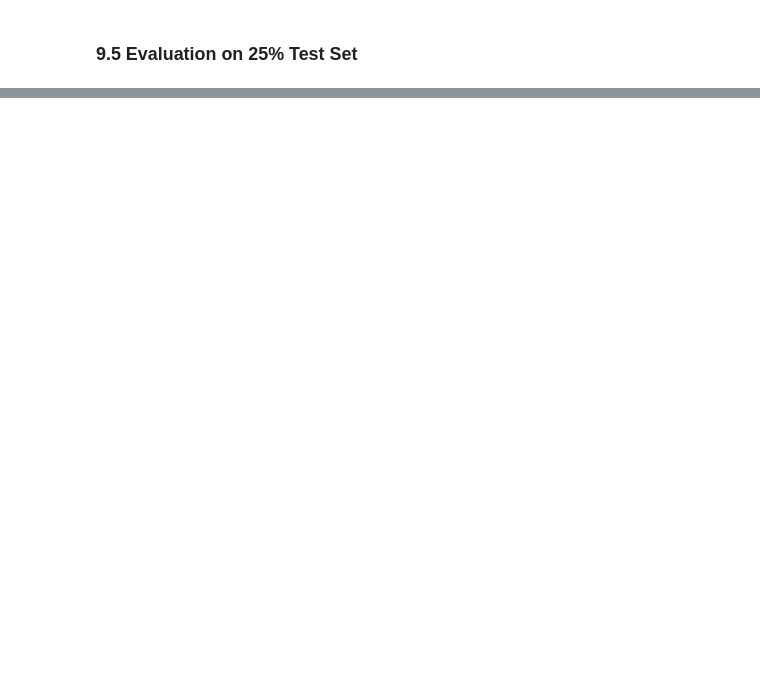
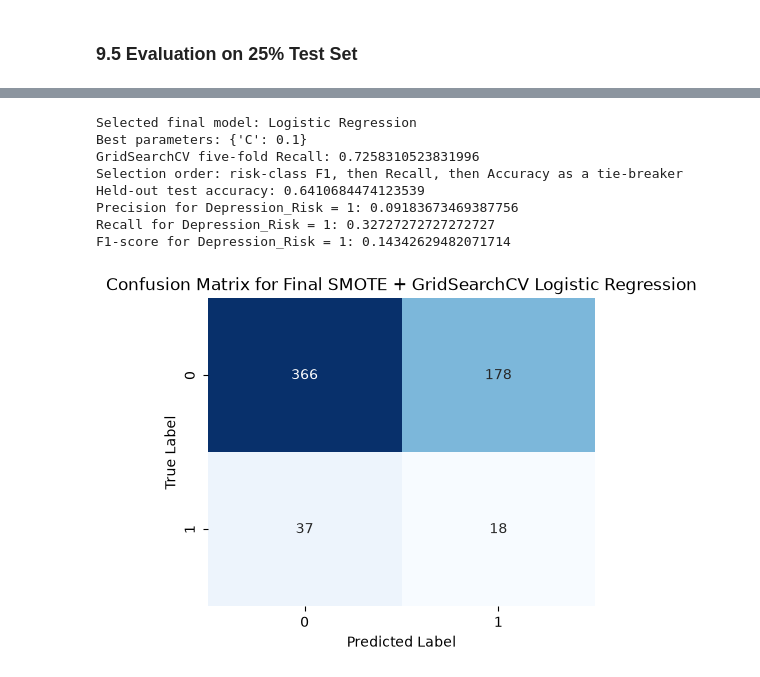
Before and after one commit to thaninnada/CA1_Machine_Learning_Sep2026, a Jupyter notebook: CA1_NHANES_Machine_Learning.ipynb, the cells around one changed output, grey strips where cells are left out. Cells and saved outputs as stored; diff of their text form; code cells hidden in the pictures; blank space fills up the shorter version.

Commit message:
Hyperparameter Tuning with GridSearchCV and Model Comparison

```diff
--- a/CA1_NHANES_Machine_Learning.ipynb
+++ b/CA1_NHANES_Machine_Learning.ipynb
@@ -924,8 +1054,7 @@ Create separate 5%, 15%, and 25% test splits using the `train_test_split` method
 # %%
 # Create each requested split and fill feature missing values from its training mean.
 # 5% test set
-X_train_05, X_test_05, y_train_05, y_test_05 = train_test_split(
-    X, y, test_size=0.05, random_state=1)
+X_train_05, X_test_05, y_train_05, y_test_05 = train_test_split(X, y, test_size=0.05, random_state=42)
 X_train_mean_05 = X_train_05.mean()
 X_train_05 = X_train_05.fillna(X_train_mean_05)
 X_test_05 = X_test_05.fillna(X_train_mean_05)
@@ -980,12 +1154,12 @@ sc_05 = StandardScaler()
 X_train_scaled_05 = sc_05.fit_transform(X_train_05)
 X_test_scaled_05 = sc_05.transform(X_test_05)
 
-log_model_05 = LogisticRegression()
+log_model_05 = LogisticRegression(max_iter=1000, random_state=42)
 log_model_05.fit(X_train_scaled_05, y_train_05)
 log_pred_05 = log_model_05.predict(X_test_scaled_05)
 
 # Fit Random Forest for the same split.
-rf_model_05 = RandomForestClassifier(n_estimators=1000)
+rf_model_05 = RandomForestClassifier(n_estimators=1000, random_state=42)
 rf_model_05.fit(X_train_05, y_train_05)
 rf_pred_05 = rf_model_05.predict(X_test_05)
 
@@ -1001,12 +1175,12 @@ sc_15 = StandardScaler()
 X_train_scaled_15 = sc_15.fit_transform(X_train_15)
 X_test_scaled_15 = sc_15.transform(X_test_15)
 
-log_model_15 = LogisticRegression()
+log_model_15 = LogisticRegression(max_iter=1000, random_state=42)
 log_model_15.fit(X_train_scaled_15, y_train_15)
 log_pred_15 = log_model_15.predict(X_test_scaled_15)
 
 # Fit Random Forest for the same split.
-rf_model_15 = RandomForestClassifier(n_estimators=1000)
+rf_model_15 = RandomForestClassifier(n_estimators=1000, random_state=42)
 rf_model_15.fit(X_train_15, y_train_15)
 rf_pred_15 = rf_model_15.predict(X_test_15)
 
@@ -1022,12 +1196,12 @@ sc_25 = StandardScaler()
 X_train_scaled_25 = sc_25.fit_transform(X_train_25)
 X_test_scaled_25 = sc_25.transform(X_test_25)
 
-log_model_25 = LogisticRegression()
+log_model_25 = LogisticRegression(max_iter=1000, random_state=42)
 log_model_25.fit(X_train_scaled_25, y_train_25)
 log_pred_25 = log_model_25.predict(X_test_scaled_25)
 
 # Fit Random Forest for the same split.
-rf_model_25 = RandomForestClassifier(n_estimators=1000)
+rf_model_25 = RandomForestClassifier(n_estimators=1000, random_state=42)
 rf_model_25.fit(X_train_25, y_train_25)
 rf_pred_25 = rf_model_25.predict(X_test_25)
 
@@ -1272,0 +1806,39 @@ Random Forest confusion matrix:
+# %%
+# Compare SMOTE + GridSearchCV-selected models on the 25% test split.
+final_split_results = smote_gridsearch_results_df.loc[
+    smote_gridsearch_results_df["Test Split"] == "25%"
+].copy()
+best_final_row = final_split_results.sort_values(
+    ["Risk F1-score", "Risk Recall", "Test Accuracy"], ascending=False
+).iloc[0]
+best_final_model_name = best_final_row["Model"]
+best_final_model = smote_gridsearch_models[("25%", best_final_model_name)]
+best_final_prediction = smote_gridsearch_predictions[("25%", best_final_model_name)]
+
+print("Selected final model:", best_final_model_name)
+print("Best parameters:", best_final_row["Best Parameters"])
+print("GridSearchCV five-fold Recall:", best_final_row["GridSearch CV Recall"])
+print("Selection order: risk-class F1, then Recall, then Accuracy as a tie-breaker")
+print("Held-out test accuracy:", best_final_row["Test Accuracy"])
+print("Precision for Depression_Risk = 1:", best_final_row["Risk Precision"])
+print("Recall for Depression_Risk = 1:", best_final_row["Risk Recall"])
+print("F1-score for Depression_Risk = 1:", best_final_row["Risk F1-score"])
+
+# Display the confusion matrix for the selected SMOTE + GridSearchCV model.
+final_confusion_matrix = confusion_matrix(y_test_25, best_final_prediction)
+plt.figure(figsize=(5, 4))
+sns.heatmap(final_confusion_matrix, annot=True, fmt="d", cmap="Blues", cbar=False)
+plt.title("Confusion Matrix for Final SMOTE + GridSearchCV " + best_final_model_name)
+plt.xlabel("Predicted Label")
+plt.ylabel("True Label")
+plt.show()
+# %% [output]
+Selected final model: Logistic Regression
+Best parameters: {'C': 0.1}
+GridSearchCV five-fold Recall: 0.7258310523831996
+Selection order: risk-class F1, then Recall, then Accuracy as a tie-breaker
+Held-out test accuracy: 0.6410684474123539
+Precision for Depression_Risk = 1: 0.09183673469387756
+Recall for Depression_Risk = 1: 0.32727272727272727
+F1-score for Depression_Risk = 1: 0.14342629482071714
+[figure, added]
```
Also changed, not shown: parts of 118 cells of this notebook.
